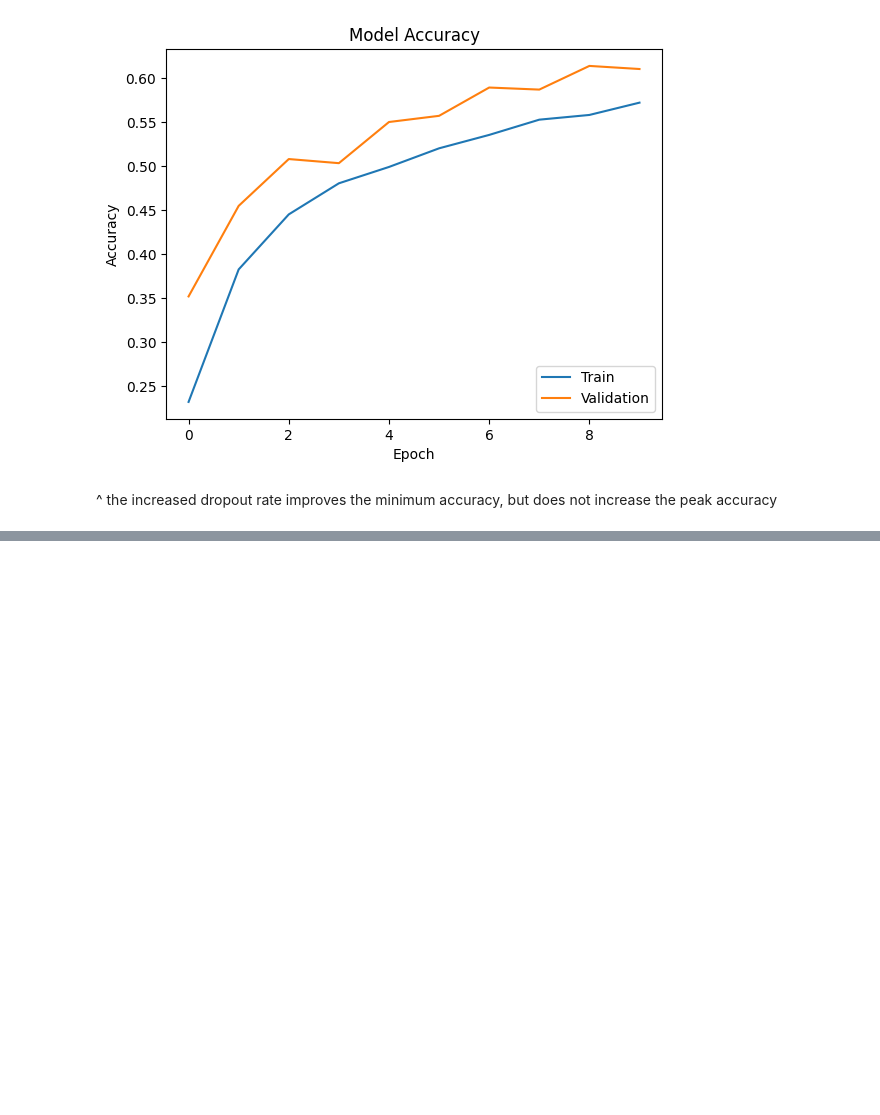
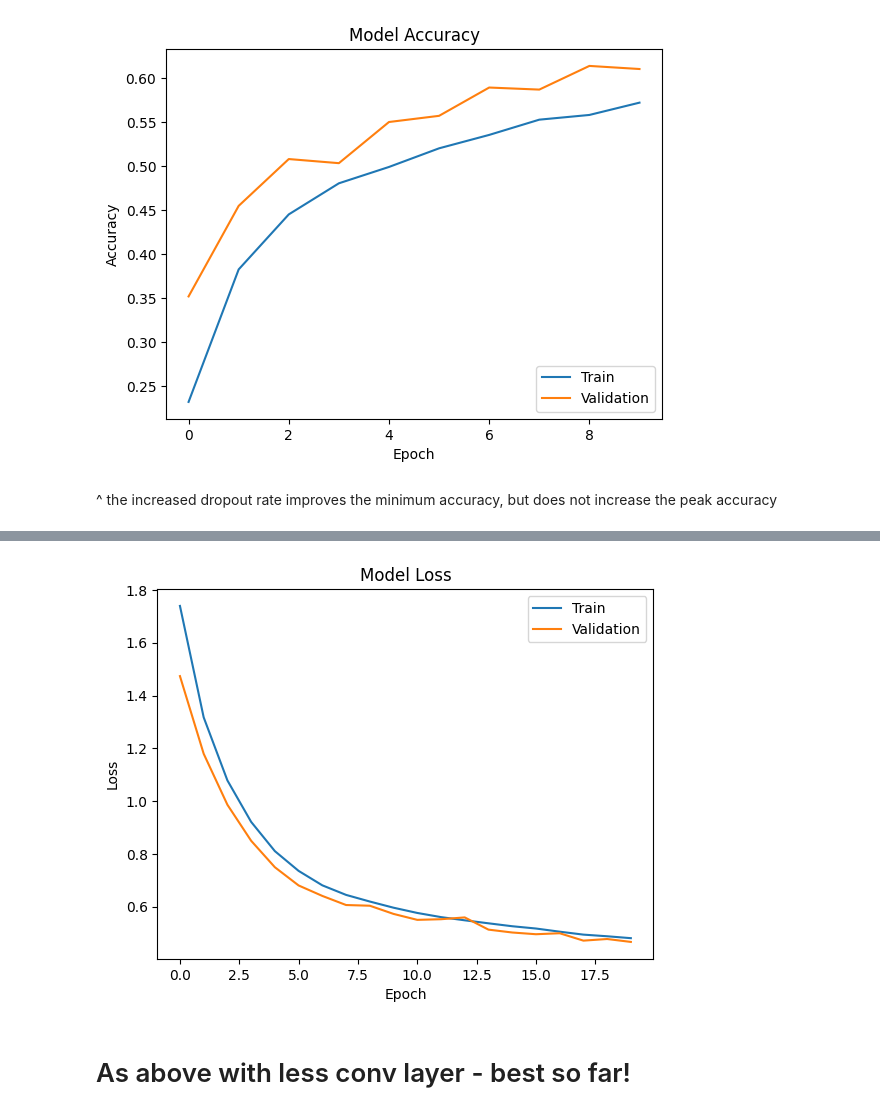
Before and after one commit to eecoubrough/Keras_Assignment, a Jupyter notebook: Part_3_trials.ipynb, the cells around one changed output, grey strips where cells are left out. Cells and saved outputs as stored; diff of their text form; code cells hidden in the pictures; blank space fills up the shorter version.

```diff
--- a/Part_3_trials.ipynb
+++ b/Part_3_trials.ipynb
@@ -1323,0 +1701,13 @@ plt.show()
+# %%
+# Plots the training and validation loss over the number of epochs.
+plt.plot(history.history['loss'])
+plt.plot(history.history['val_loss'])
+plt.title('Model Loss')
+plt.ylabel('Loss')
+plt.xlabel('Epoch')
+plt.legend(['Train', 'Validation'], loc='upper right')
+plt.show()
+# %% [output]
+[figure, added]
+# %% [markdown]
+# As above with less conv layer - best so far!
```
Also changed, not shown: parts of 38 cells of this notebook.
